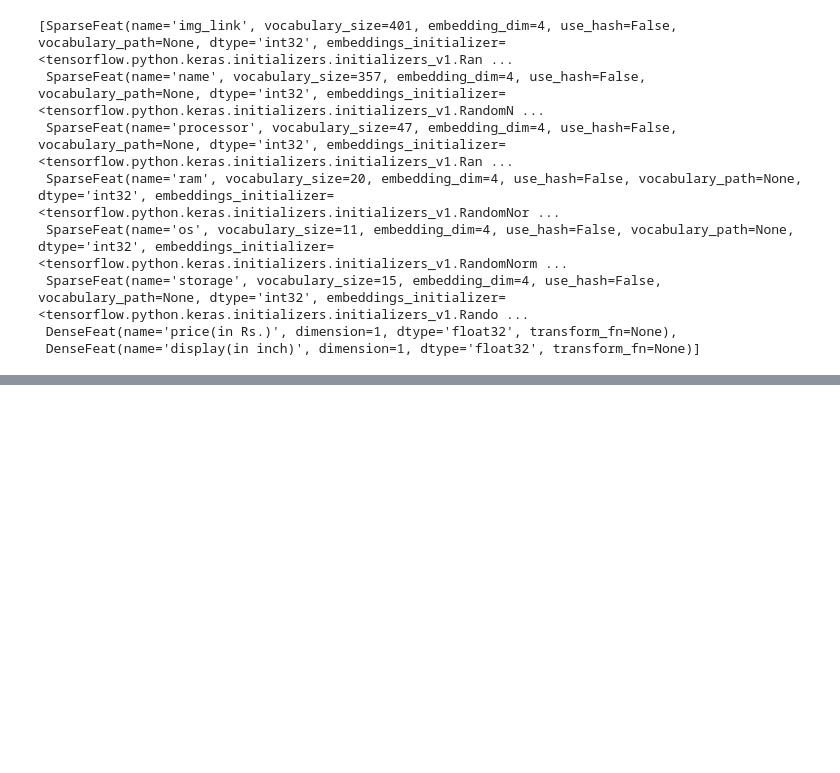
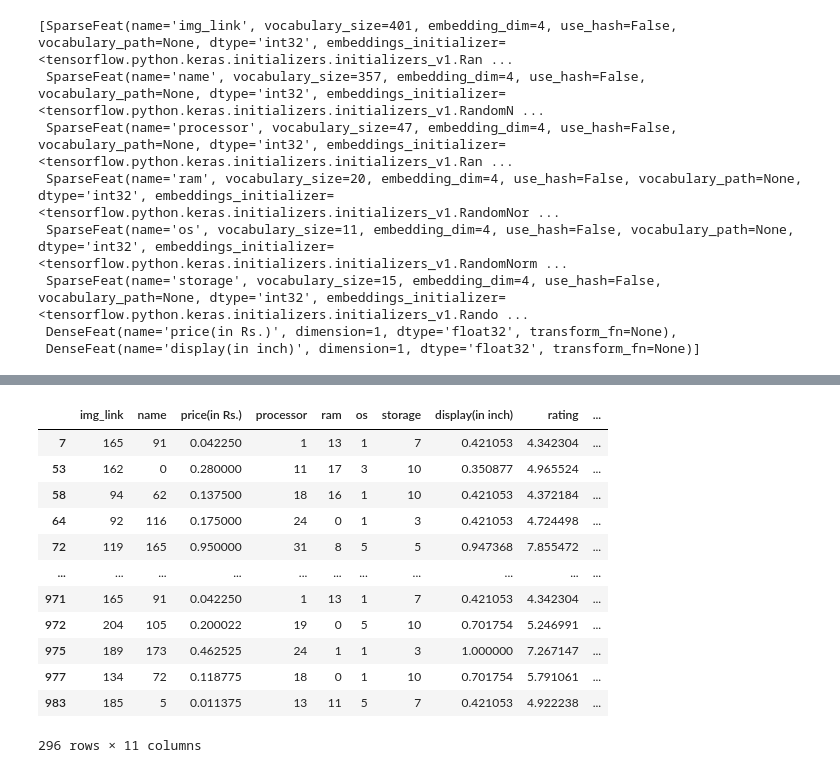
Before and after one commit to soocong1015/deepFM, a Jupyter notebook: home.ipynb, the cells around one changed output, grey strips where cells are left out. Cells and saved outputs as stored; diff of their text form; code cells hidden in the pictures; blank space fills up the shorter version.

```diff
--- a/home.ipynb
+++ b/home.ipynb
@@ -167,0 +185,26 @@ test_plot(train_test['rating'], train_train_pred)
+# %%
+test_test = train_test_nonslice(test_df_transform, final_feature_name)
+# %%
+test_test_pred = model_predict(deepfm_model, test_test)
+# %%
+def pred_input(transform_target_df, pred_y_val, pred_y_colname):
+    transform_target_df[pred_y_colname] = pred_y_val
+    return transform_target_df
+# %%
+predict_test_df = pred_input(test_df_transform, test_test_pred, 'rating')
+# %%
+predict_test_df
+# %% [output]
+|  | img_link | name | price(in Rs.) | processor | ram | os | storage | display(in inch) | rating | ... |
+| 7 | 165 | 91 | 0.042250 | 1 | 13 | 1 | 7 | 0.421053 | 4.342304 | ... |
+| 53 | 162 | 0 | 0.280000 | 11 | 17 | 3 | 10 | 0.350877 | 4.965524 | ... |
+| 58 | 94 | 62 | 0.137500 | 18 | 16 | 1 | 10 | 0.421053 | 4.372184 | ... |
+| 64 | 92 | 116 | 0.175000 | 24 | 0 | 1 | 3 | 0.421053 | 4.724498 | ... |
+| 72 | 119 | 165 | 0.950000 | 31 | 8 | 5 | 5 | 0.947368 | 7.855472 | ... |
+| ... | ... | ... | ... | ... | ... | ... | ... | ... | ... | ... |
+| 971 | 165 | 91 | 0.042250 | 1 | 13 | 1 | 7 | 0.421053 | 4.342304 | ... |
+| 972 | 204 | 105 | 0.200022 | 19 | 0 | 5 | 10 | 0.701754 | 5.246991 | ... |
+| 975 | 189 | 173 | 0.462525 | 24 | 1 | 1 | 3 | 1.000000 | 7.267147 | ... |
+| 977 | 134 | 72 | 0.118775 | 18 | 0 | 1 | 10 | 0.701754 | 5.791061 | ... |
+| 983 | 185 | 5 | 0.011375 | 13 | 11 | 5 | 7 | 0.421053 | 4.922238 | ... |
+296 rows × 11 columns
```
Also changed, not shown: parts of 8 cells of this notebook, 6 other files.
